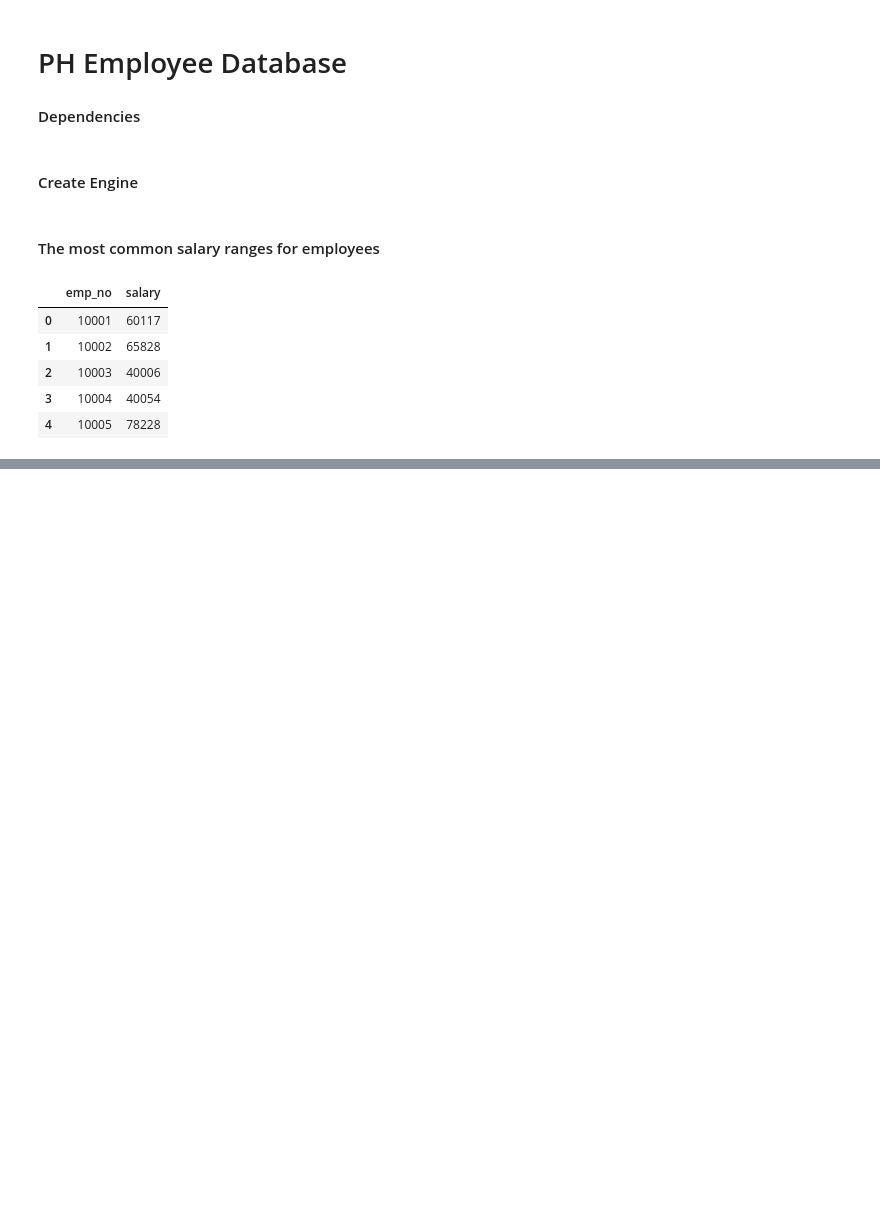
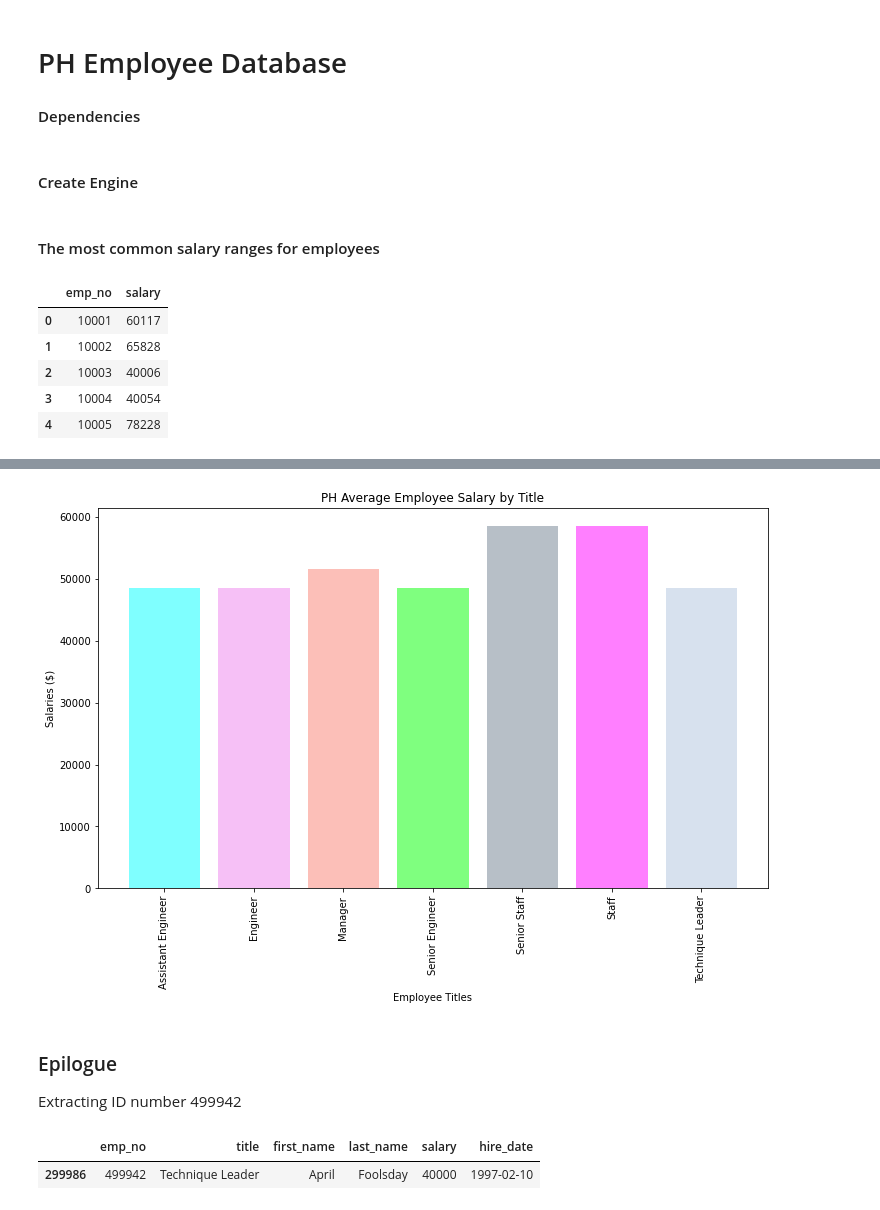
Before and after one commit to malejandrasalgado/sql-challenge, a Jupyter notebook: EmployeeSQL/Bonus.ipynb, the cells around one changed output, grey strips where cells are left out. Drawn from its saved outputs; the diff is of its cells as text; code cells hidden in the pictures; blank space fills up the shorter version.

```diff
--- a/EmployeeSQL/Bonus.ipynb
+++ b/EmployeeSQL/Bonus.ipynb
@@ -38,0 +116,4 @@ salaries_data.head()
+# %%
+# Combine salaries and employees data
+data = pd.merge(salaries_data, employees_data, on="emp_no", how="inner")
+data.head()
@@ -38,0 +127,4 @@ salaries_data.head()
+# %%
+# Combine pd and employees data
+data1 = pd.merge(data, titles_data, on="title_id", how="inner")
+data1.head()
@@ -38,0 +138,4 @@ salaries_data.head()
+# %%
+# employee number, title and salary data
+salary_emploee_df = data1.drop(columns = ["emp_no","birth_date","hire_date","sex","last_name","first_name","title_id",])
+salary_emploee_df.head()
@@ -38,0 +149,4 @@ salaries_data.head()
+# %%
+# Index data
+revised_data = salary_emploee_df.groupby(["title"],as_index=False)["salary"].mean()
+revised_data
@@ -38,0 +162,37 @@ salaries_data.head()
+# %%
+# Set x_axis, y_axis & Tick Locations
+x_axis = revised_data["title"]
+ticks = np.arange(len(x_axis))
+y_axis = revised_data["salary"]
+
+fig = plt.figure()
+# Create Bar Chart Based on Above Data
+plt.bar(x_axis, y_axis, align="center", alpha=0.5, color=["cyan", "violet", "salmon", "lime", "slategray", "fuchsia", "lightsteelblue"])
+
+# Create Ticks for Bar Chart's x_axis
+plt.xticks(ticks, x_axis, rotation="vertical")
+
+# Set Labels & Title
+plt.ylabel("Salaries ($)")
+plt.xlabel("Employee Titles")
+plt.title("PH Average Employee Salary by Title")
+plt.plot()
+
+# Save Figure
+fig.savefig("PH_Average_Employee_Salary.png")
+
+# Show plot
+plt.show()
+# %% [output]
+[figure, added]
+# %% [markdown]
+### Epilogue
+
+Extracting ID number 499942
+# %%
+emp_id= data1[data1['emp_no']==499942]
+data=emp_id[['emp_no','title','first_name','last_name','salary','hire_date']]
+data
+# %% [output]
+|  | emp_no | title | first_name | last_name | salary | hire_date |
+| 299986 | 499942 | Technique Leader | April | Foolsday | 40000 | 1997-02-10 |
```
Also changed, not shown: parts of 12 cells of this notebook, 3 other files.
